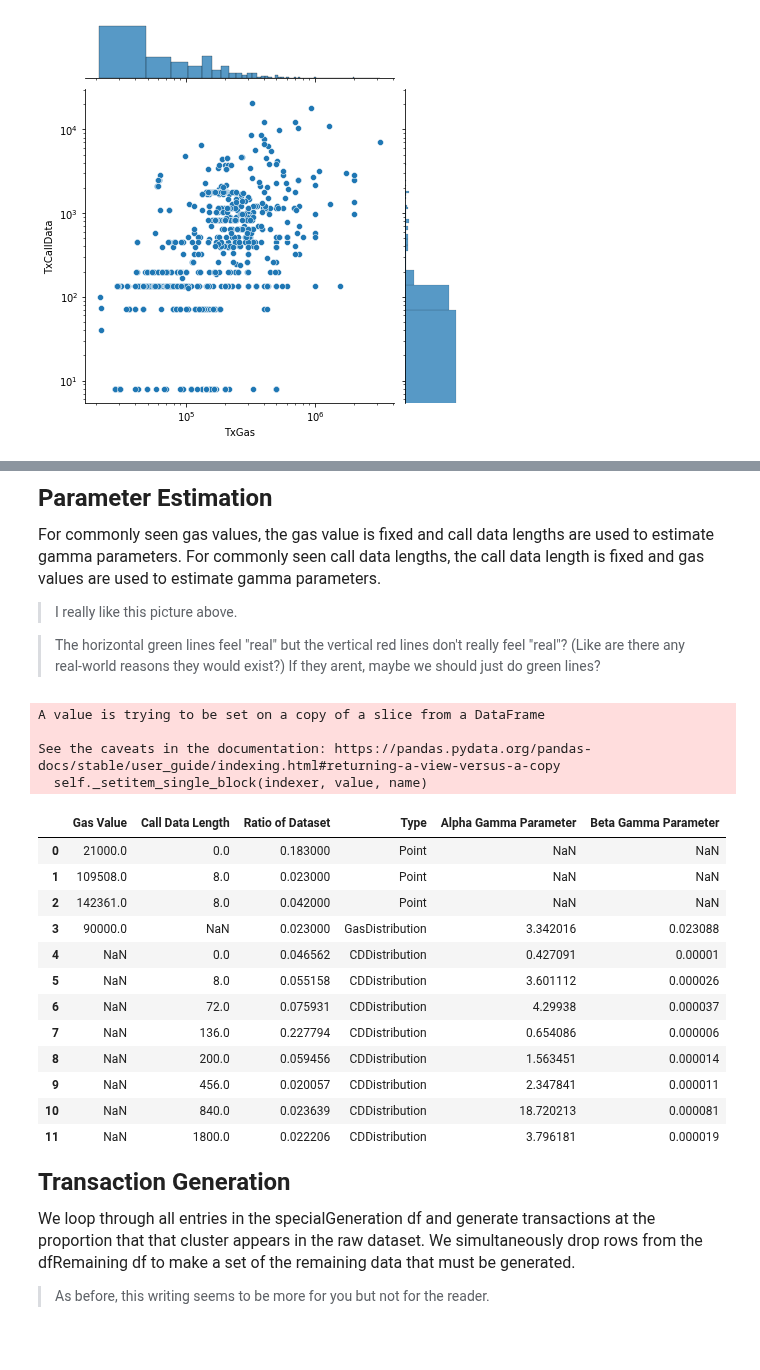
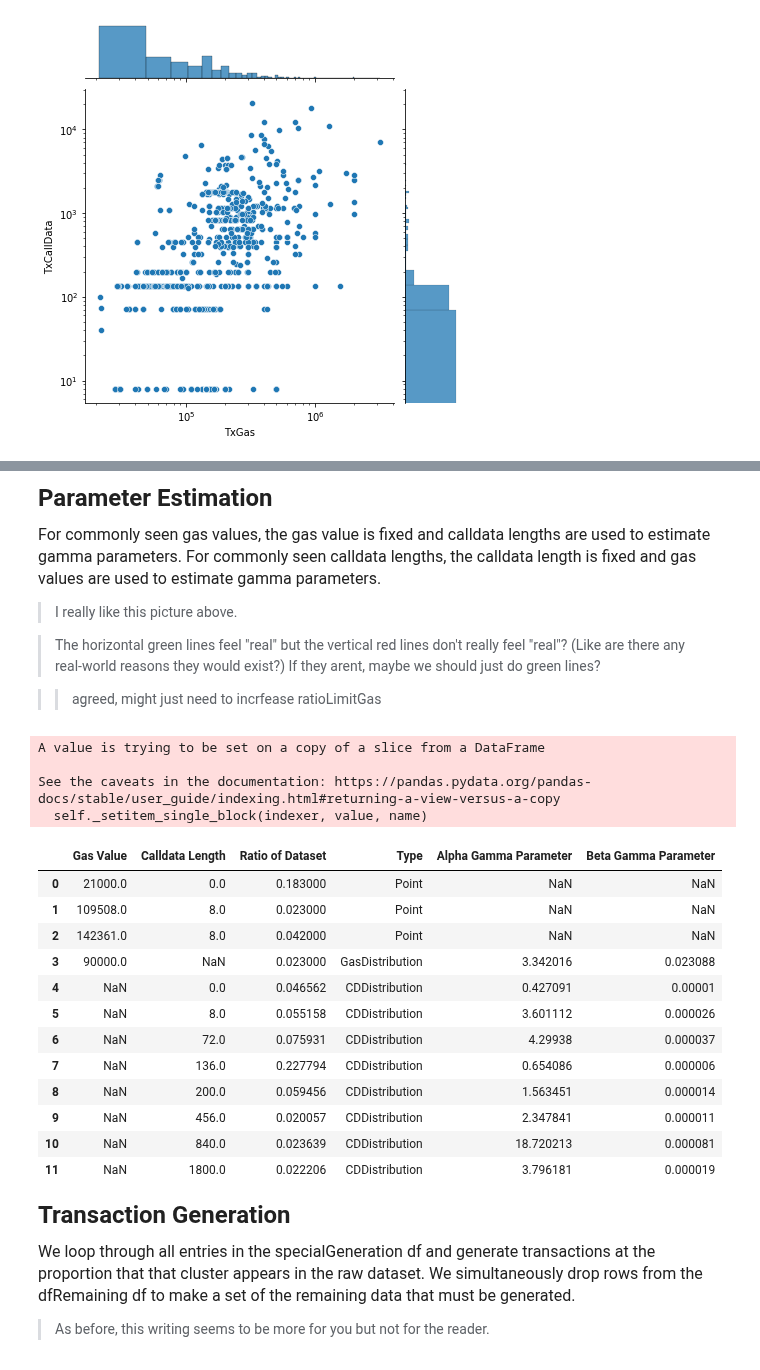
Before and after one commit to teohyikhaw/camcos, a Jupyter notebook: simulations/notebooks/meip-1559_Joint_Distribution_Fitting.ipynb, the cells around one changed output, grey strips where cells are left out. Drawn from its saved outputs; the diff is of its cells as text; code cells hidden in the pictures.

```diff
--- a/simulations/notebooks/meip-1559_Joint_Distribution_Fitting.ipynb
+++ b/simulations/notebooks/meip-1559_Joint_Distribution_Fitting.ipynb
@@ -112,9 +119,9 @@ for gasVal,gasValCount in (dict(Counter(df.TxGas)).items()):
                 topGasDistr.append((gasVal,list(Counter(list(df[df['TxGas']==gasVal].TxCallData)).keys())[s],round(CallDataLenCount/len(df),3),len(list(Counter(list(df[df['TxGas']==gasVal].TxCallData)).keys())[:])))
             s=s+1
 
-commonDf=pd.DataFrame(topGasPoints,columns=['Gas Value','Call Data Length','Ratio of Dataset','# times in set'])
+commonDf=pd.DataFrame(topGasPoints,columns=['Gas Value','Calldata Length','Ratio of Dataset','# times in set'])
 
-commonDFRemainingGas=pd.DataFrame(topGasDistr,columns=['Gas Value','Call Data Length','Ratio of Dataset','# times in set'])
+commonDFRemainingGas=pd.DataFrame(topGasDistr,columns=['Gas Value','Calldata Length','Ratio of Dataset','# times in set'])
 vc = commonDFRemainingGas['Gas Value'].value_counts()
 commonDFRemainingGas=commonDFRemainingGas[commonDFRemainingGas['Gas Value'].isin(vc.index[vc.gt(minNumGasValsForDistr)])]
 
@@ -122,6 +129,6 @@ countGasLens=commonDFRemainingGas.groupby('Gas Value').count()['# times in set']
 commonDFRemainingGas=commonDFRemainingGas.drop(columns=['# times in set']) #drop column
 commonDFRemainingGas=commonDFRemainingGas.groupby(by=["Gas Value"]).sum()
 commonDFRemainingGas['# Corresponding CD Values in Set After Point Generation']=countGasLens
-commonDFRemainingGas=commonDFRemainingGas.drop(columns=['Call Data Length']) #drop irrelevant column
+commonDFRemainingGas=commonDFRemainingGas.drop(columns=['Calldata Length']) #drop irrelevant column
 commonDFRemainingGas=commonDFRemainingGas[commonDFRemainingGas['Ratio of Dataset'] >=ratioLimitGas] #look at the ratio of the dataset that each gas value encompasses across all CD values
 # %% [markdown]
@@ -141,18 +148,18 @@ for callDataVal,callDataValCount in (dict(Counter(df.TxCallData)).items()):
         commonCallData.append(callDataVal) #used later to make vertical lines in plot
         for gasLen,gasLenCount in dict(Counter(list(df[df.TxCallData==callDataVal].TxGas))).items():
             if gasLenCount/len(df) > ratioLimitCallData:
-                continue #no need to repeat for call data points bc will be the same as topGasPoints. specialGeneration Type: 'Points' already covered
+                continue #no need to repeat for calldata points bc will be the same as topGasPoints. specialGeneration Type: 'Points' already covered
             else:
                 topCallDataDistr.append((list(Counter(list(df[df['TxCallData']==callDataVal].TxGas)).keys())[s],callDataVal,round(gasLenCount/len(df),10),     len(list(Counter(list(df[df['TxCallData']==callDataVal].TxGas)).keys())[:])))
             s=s+1
 
-commonDFRemainingCallData=pd.DataFrame(topCallDataDistr,columns=['Gas Value','Call Data Length','Ratio of Dataset','# times in set'])
-vc = commonDFRemainingCallData['Call Data Length'].value_counts()
-commonDFRemainingCallData=commonDFRemainingCallData[commonDFRemainingCallData['Call Data Length'].isin(vc.index[vc.gt(minNumCallDataValsForDistr)])] #This determines how many points needed to estimate distribution parameters. if not enough, no generation occurs.
+commonDFRemainingCallData=pd.DataFrame(topCallDataDistr,columns=['Gas Value','Calldata Length','Ratio of Dataset','# times in set'])
+vc = commonDFRemainingCallData['Calldata Length'].value_counts()
+commonDFRemainingCallData=commonDFRemainingCallData[commonDFRemainingCallData['Calldata Length'].isin(vc.index[vc.gt(minNumCallDataValsForDistr)])] #This determines how many points needed to estimate distribution parameters. if not enough, no generation occurs.
 
-countCDLens=commonDFRemainingCallData.groupby('Call Data Length').count()['# times in set']
+countCDLens=commonDFRemainingCallData.groupby('Calldata Length').count()['# times in set']
 commonDFRemainingCallData=commonDFRemainingCallData.drop(columns=['# times in set']) #drop column
-commonDFRemainingCallData=commonDFRemainingCallData.groupby(by=["Call Data Length"]).sum()
+commonDFRemainingCallData=commonDFRemainingCallData.groupby(by=["Calldata Length"]).sum()
 commonDFRemainingCallData['# Corresponding Gas Values in Set After Point Generation']=countCDLens
 commonDFRemainingCallData=commonDFRemainingCallData.drop(columns=['Gas Value']) #drop irrelevant column
 commonDFRemainingCallData=commonDFRemainingCallData[commonDFRemainingCallData['Ratio of Dataset'] >=ratioLimitCallData] #look at the ratio of the dataset that each cd value encompasses across all gas values
@@ -171,7 +178,7 @@ commonDFRemainingGas['Type'] = 'GasDistribution'
 commonDFRemainingCallData['Type'] = 'CDDistribution'
 
 tempDf=commonDf.merge(commonDFRemainingGas, how='outer', on=['Gas Value','Ratio of Dataset','Type'])
-specialGeneration=tempDf.merge(commonDFRemainingCallData, how='outer', on=['Call Data Length','Ratio of Dataset','Type']).drop(columns=['# times in set','# Corresponding CD Values in Set After Point Generation','# Corresponding Gas Values in Set After Point Generation'])
+specialGeneration=tempDf.merge(commonDFRemainingCallData, how='outer', on=['Calldata Length','Ratio of Dataset','Type']).drop(columns=['# times in set','# Corresponding CD Values in Set After Point Generation','# Corresponding Gas Values in Set After Point Generation'])
 #display(specialGeneration)
 # %% [markdown]
 <font size="5">**Cluster Identification Chart**
@@ -264,34 +272,36 @@ plt.show()
 # %% [markdown]
 <font size="5">**Parameter Estimation**
 
-<font size="3">For commonly seen gas values, the gas value is fixed and call data lengths are used to estimate gamma parameters. For commonly seen call data lengths, the call data length is fixed and gas values are used to estimate gamma parameters.
+<font size="3">For commonly seen gas values, the gas value is fixed and calldata lengths are used to estimate gamma parameters. For commonly seen calldata lengths, the calldata length is fixed and gas values are used to estimate gamma parameters.
 
 > I really like this picture above.
 
 > The horizontal green lines feel "real" but the vertical red lines don't really feel "real"? (Like are there any real-world reasons they would exist?) If they arent, maybe we should just do green lines?
+
+>> agreed, might just need to incrfease ratioLimitGas
 # %%
 #Now find gamma parameters for clusters:
 
 specialGeneration['Alpha Gamma Parameter']='NaN'
 specialGeneration['Beta Gamma Parameter']='NaN'
 
 
 for i in range(len(specialGeneration)):
     if specialGeneration['Type'].loc[i]=='GasDistribution':
         specialGeneration['Alpha Gamma Parameter'].loc[i]=(np.mean(  df[df.TxGas==specialGeneration['Gas Value'][i]].TxCallData   ))**2/np.var( df[df.TxGas==specialGeneration['Gas Value'][i]].TxCallData   )
         specialGeneration['Beta Gamma Parameter'].loc[i]= (np.mean(  df[df.TxGas==specialGeneration['Gas Value'][i]].TxCallData   ))/np.var( df[df.TxGas==specialGeneration['Gas Value'][i]].TxCallData   )
     if specialGeneration['Type'].loc[i]=='CDDistribution':
-        specialGeneration['Alpha Gamma Parameter'].loc[i]=(np.mean(  df[df.TxCallData==specialGeneration['Call Data Length'][i]].TxGas   ))**2/np.var( df[df.TxCallData==specialGeneration['Call Data Length'][i]].TxGas   )
-        specialGeneration['Beta Gamma Parameter'].loc[i]= (np.mean(  df[df.TxCallData==specialGeneration['Call Data Length'][i]].TxGas   ))/np.var( df[df.TxCallData==specialGeneration['Call Data Length'][i]].TxGas   )
+        specialGeneration['Alpha Gamma Parameter'].loc[i]=(np.mean(  df[df.TxCallData==specialGeneration['Calldata Length'][i]].TxGas   ))**2/np.var( df[df.TxCallData==specialGeneration['Calldata Length'][i]].TxGas   )
+        specialGeneration['Beta Gamma Parameter'].loc[i]= (np.mean(  df[df.TxCallData==specialGeneration['Calldata Length'][i]].TxGas   ))/np.var( df[df.TxCallData==specialGeneration['Calldata Length'][i]].TxGas   )
 
 
 display(specialGeneration)
 # %% [output]
 A value is trying to be set on a copy of a slice from a DataFrame
 
 See the caveats in the documentation: https://pandas.pydata.org/pandas-docs/stable/user_guide/indexing.html#returning-a-view-versus-a-copy
   self._setitem_single_block(indexer, value, name)
-|  | Gas Value | Call Data Length | Ratio of Dataset | Type | Alpha Gamma Parameter | Beta Gamma Parameter |
+|  | Gas Value | Calldata Length | Ratio of Dataset | Type | Alpha Gamma Parameter | Beta Gamma Parameter |
 | 0 | 21000.0 | 0.0 | 0.183000 | Point | NaN | NaN |
 | 1 | 109508.0 | 8.0 | 0.023000 | Point | NaN | NaN |
 | 2 | 142361.0 | 8.0 | 0.042000 | Point | NaN | NaN |
```
Also changed, not shown: parts of 16 cells of this notebook, 1 other file.
